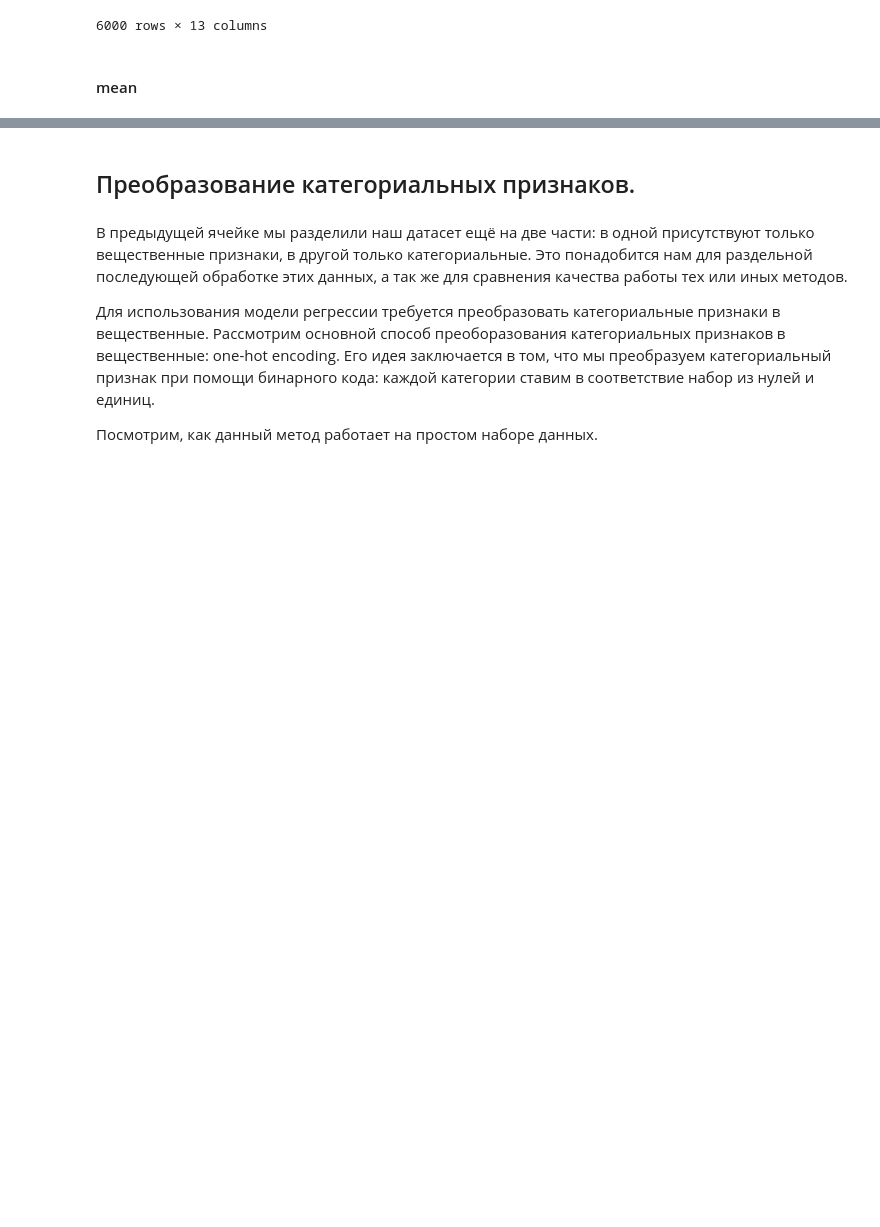
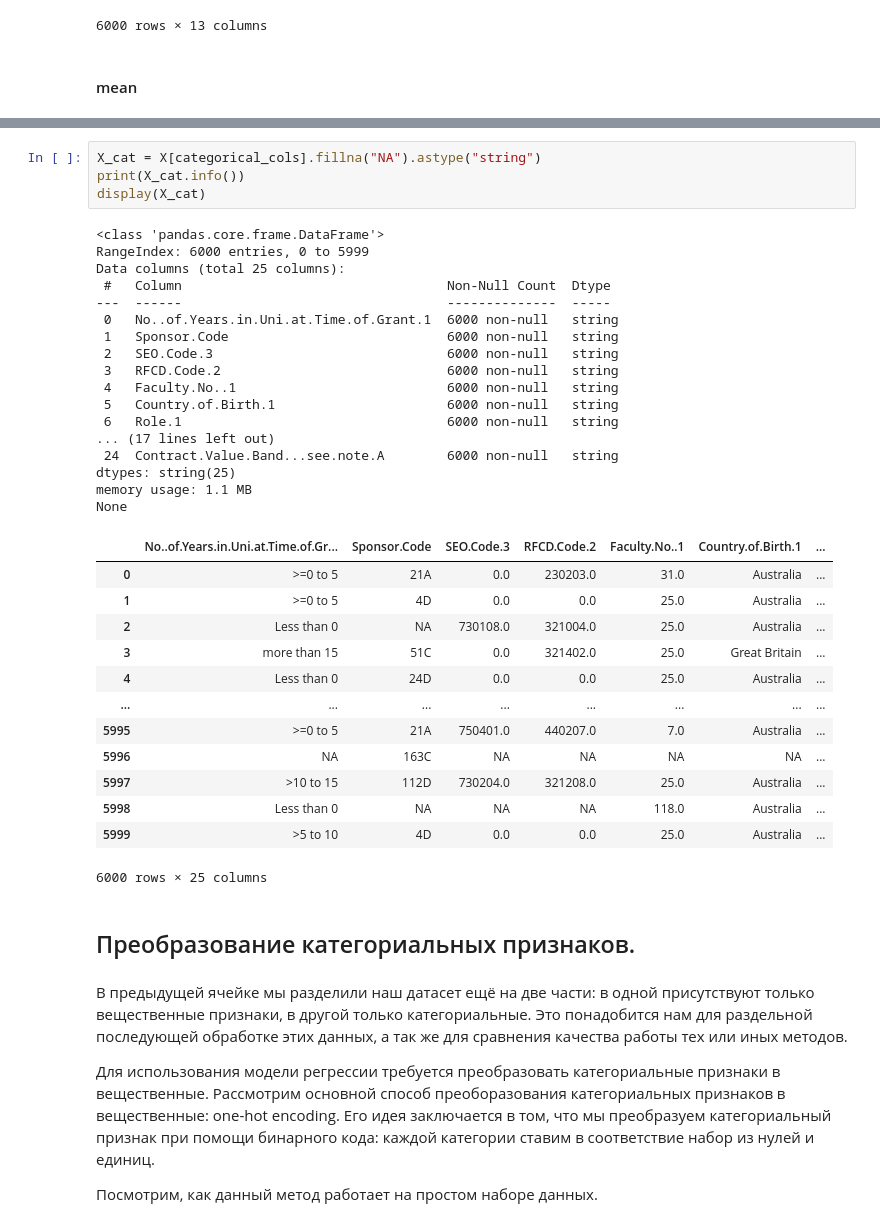
Before and after one commit to SmirnovAlexander/MachineLearningDataAnalysis, a Jupyter notebook: SupervisedLearning/3.DataPreprocessingLogisticRegression/DataPreprocessingLogisticRegression.ipynb, the cells around one changed output, grey strips where cells are left out. Cells and saved outputs as stored; diff of their text form; blank space fills up the shorter version.

Commit message:
added categorial features stringification

```diff
--- a/SupervisedLearning/3.DataPreprocessingLogisticRegression/DataPreprocessingLogisticRegression.ipynb
+++ b/SupervisedLearning/3.DataPreprocessingLogisticRegression/DataPreprocessingLogisticRegression.ipynb
@@ -227,3 +245,38 @@ display(X_real_mean)
+# %%
+X_cat = X[categorical_cols].fillna("NA").astype("string")
+print(X_cat.info())
+display(X_cat)
+# %% [output]
+<class 'pandas.core.frame.DataFrame'>
+RangeIndex: 6000 entries, 0 to 5999
+Data columns (total 25 columns):
+ #   Column                                  Non-Null Count  Dtype
+---  ------                                  --------------  -----
+ 0   No..of.Years.in.Uni.at.Time.of.Grant.1  6000 non-null   string
+ 1   Sponsor.Code                            6000 non-null   string
+ 2   SEO.Code.3                              6000 non-null   string
+ 3   RFCD.Code.2                             6000 non-null   string
+ 4   Faculty.No..1                           6000 non-null   string
+ 5   Country.of.Birth.1                      6000 non-null   string
+ 6   Role.1                                  6000 non-null   string
+... (17 lines left out)
+ 24  Contract.Value.Band...see.note.A        6000 non-null   string
+dtypes: string(25)
+memory usage: 1.1 MB
+None
+|  | No..of.Years.in.Uni.at.Time.of.Gr... | Sponsor.Code | SEO.Code.3 | RFCD.Code.2 | Faculty.No..1 | Country.of.Birth.1 | ... |
+| 0 | >=0 to 5 | 21A | 0.0 | 230203.0 | 31.0 | Australia | ... |
+| 1 | >=0 to 5 | 4D | 0.0 | 0.0 | 25.0 | Australia | ... |
+| 2 | Less than 0 | NA | 730108.0 | 321004.0 | 25.0 | Australia | ... |
+| 3 | more than 15 | 51C | 0.0 | 321402.0 | 25.0 | Great Britain | ... |
+| 4 | Less than 0 | 24D | 0.0 | 0.0 | 25.0 | Australia | ... |
+| ... | ... | ... | ... | ... | ... | ... | ... |
+| 5995 | >=0 to 5 | 21A | 750401.0 | 440207.0 | 7.0 | Australia | ... |
+| 5996 | NA | 163C | NA | NA | NA | NA | ... |
+| 5997 | >10 to 15 | 112D | 730204.0 | 321208.0 | 25.0 | Australia | ... |
+| 5998 | Less than 0 | NA | NA | NA | 118.0 | Australia | ... |
+| 5999 | >5 to 10 | 4D | 0.0 | 0.0 | 25.0 | Australia | ... |
+6000 rows × 25 columns
 # %% [markdown]
 ## Преобразование категориальных признаков.
 # %% [markdown]
```
Also changed, not shown: parts of 6 cells of this notebook.
